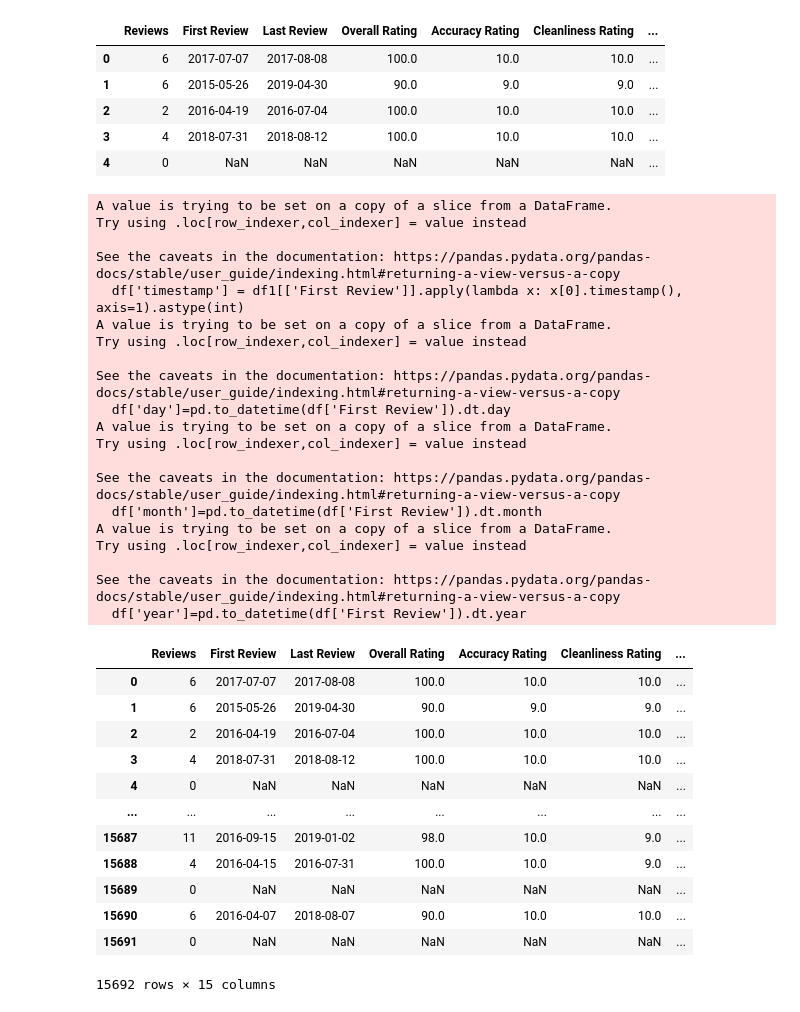
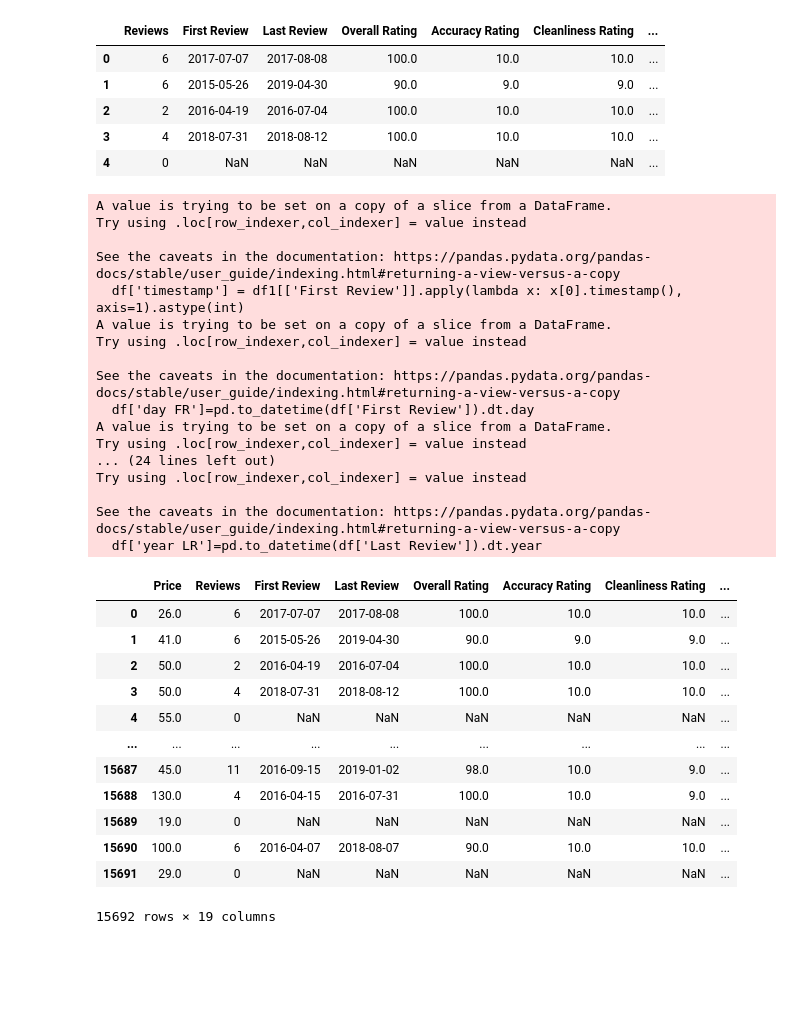
Before and after one commit to flaviendeseure/Airbnb_berlin_price_prediction, a Jupyter notebook: Projet - Airbnb Berlin Price Prediction.ipynb, the cells around one changed output. Drawn from its saved outputs; the diff is of its cells as text; code cells hidden in the pictures; blank space fills up the shorter version.

```diff
--- a/Projet - Airbnb Berlin Price Prediction.ipynb
+++ b/Projet - Airbnb Berlin Price Prediction.ipynb
@@ -114,47 +116,53 @@ df.head()
 | 4 | 0 | NaN | NaN | NaN | NaN | NaN | ... |
 # %%
 from datetime import datetime
-#dfmonth=pd.to_datetime(df['First Review']).dt.month
+
 df1=pd.DataFrame(pd.to_datetime(df['First Review'].dropna()))
 df['timestamp'] = df1[['First Review']].apply(lambda x: x[0].timestamp(), axis=1).astype(int)
-df['day']=pd.to_datetime(df['First Review']).dt.day
-df['month']=pd.to_datetime(df['First Review']).dt.month
-df['year']=pd.to_datetime(df['First Review']).dt.year
+df['day FR']=pd.to_datetime(df['First Review']).dt.day
+df['month FR']=pd.to_datetime(df['First Review']).dt.month
+df['year FR']=pd.to_datetime(df['First Review']).dt.year
+
+df1=pd.DataFrame(pd.to_datetime(df['Last Review'].dropna()))
+df['timestamp LR'] = df1[['Last Review']].apply(lambda x: x[0].timestamp(), axis=1).astype(int)
+df['day LR']=pd.to_datetime(df['Last Review']).dt.day
+df['month LR']=pd.to_datetime(df['Last Review']).dt.month
+df['year LR']=pd.to_datetime(df['Last Review']).dt.year
+
+first_column = df.pop('Price')
+df.insert(0, 'Price', first_column)
 df
 # %% [output]
 A value is trying to be set on a copy of a slice from a DataFrame.
 Try using .loc[row_indexer,col_indexer] = value instead
 
 See the caveats in the documentation: https://pandas.pydata.org/pandas-docs/stable/user_guide/indexing.html#returning-a-view-versus-a-copy
   df['timestamp'] = df1[['First Review']].apply(lambda x: x[0].timestamp(), axis=1).astype(int)
 A value is trying to be set on a copy of a slice from a DataFrame.
 Try using .loc[row_indexer,col_indexer] = value instead
 
 See the caveats in the documentation: https://pandas.pydata.org/pandas-docs/stable/user_guide/indexing.html#returning-a-view-versus-a-copy
-  df['day']=pd.to_datetime(df['First Review']).dt.day
+  df['day FR']=pd.to_datetime(df['First Review']).dt.day
 A value is trying to be set on a copy of a slice from a DataFrame.
+Try using .loc[row_indexer,col_indexer] = value instead
+... (24 lines left out)
 Try using .loc[row_indexer,col_indexer] = value instead
 
 See the caveats in the documentation: https://pandas.pydata.org/pandas-docs/stable/user_guide/indexing.html#returning-a-view-versus-a-copy
-  df['month']=pd.to_datetime(df['First Review']).dt.month
-A value is trying to be set on a copy of a slice from a DataFrame.
-Try using .loc[row_indexer,col_indexer] = value instead
-
-See the caveats in the documentation: https://pandas.pydata.org/pandas-docs/stable/user_guide/indexing.html#returning-a-view-versus-a-copy
-  df['year']=pd.to_datetime(df['First Review']).dt.year
+  df['year LR']=pd.to_datetime(df['Last Review']).dt.year
-|  | Reviews | First Review | Last Review | Overall Rating | Accuracy Rating | Cleanliness Rating | ... |
-| 0 | 6 | 2017-07-07 | 2017-08-08 | 100.0 | 10.0 | 10.0 | ... |
-| 1 | 6 | 2015-05-26 | 2019-04-30 | 90.0 | 9.0 | 9.0 | ... |
-| 2 | 2 | 2016-04-19 | 2016-07-04 | 100.0 | 10.0 | 10.0 | ... |
-| 3 | 4 | 2018-07-31 | 2018-08-12 | 100.0 | 10.0 | 10.0 | ... |
-| 4 | 0 | NaN | NaN | NaN | NaN | NaN | ... |
-| ... | ... | ... | ... | ... | ... | ... | ... |
-| 15687 | 11 | 2016-09-15 | 2019-01-02 | 98.0 | 10.0 | 9.0 | ... |
-| 15688 | 4 | 2016-04-15 | 2016-07-31 | 100.0 | 10.0 | 9.0 | ... |
-| 15689 | 0 | NaN | NaN | NaN | NaN | NaN | ... |
-| 15690 | 6 | 2016-04-07 | 2018-08-07 | 90.0 | 10.0 | 10.0 | ... |
-| 15691 | 0 | NaN | NaN | NaN | NaN | NaN | ... |
+|  | Price | Reviews | First Review | Last Review | Overall Rating | Accuracy Rating | Cleanliness Rating | ... |
+| 0 | 26.0 | 6 | 2017-07-07 | 2017-08-08 | 100.0 | 10.0 | 10.0 | ... |
+| 1 | 41.0 | 6 | 2015-05-26 | 2019-04-30 | 90.0 | 9.0 | 9.0 | ... |
+| 2 | 50.0 | 2 | 2016-04-19 | 2016-07-04 | 100.0 | 10.0 | 10.0 | ... |
+| 3 | 50.0 | 4 | 2018-07-31 | 2018-08-12 | 100.0 | 10.0 | 10.0 | ... |
+| 4 | 55.0 | 0 | NaN | NaN | NaN | NaN | NaN | ... |
+| ... | ... | ... | ... | ... | ... | ... | ... | ... |
+| 15687 | 45.0 | 11 | 2016-09-15 | 2019-01-02 | 98.0 | 10.0 | 9.0 | ... |
+| 15688 | 130.0 | 4 | 2016-04-15 | 2016-07-31 | 100.0 | 10.0 | 9.0 | ... |
+| 15689 | 19.0 | 0 | NaN | NaN | NaN | NaN | NaN | ... |
+| 15690 | 100.0 | 6 | 2016-04-07 | 2018-08-07 | 90.0 | 10.0 | 10.0 | ... |
+| 15691 | 29.0 | 0 | NaN | NaN | NaN | NaN | NaN | ... |
-15692 rows × 15 columns
+15692 rows × 19 columns
 # %%
 corr_matrix = df.corr()
 mask = np.triu(np.ones_like(corr_matrix, dtype=bool))
```
Also changed, not shown: parts of 6 cells of this notebook.
